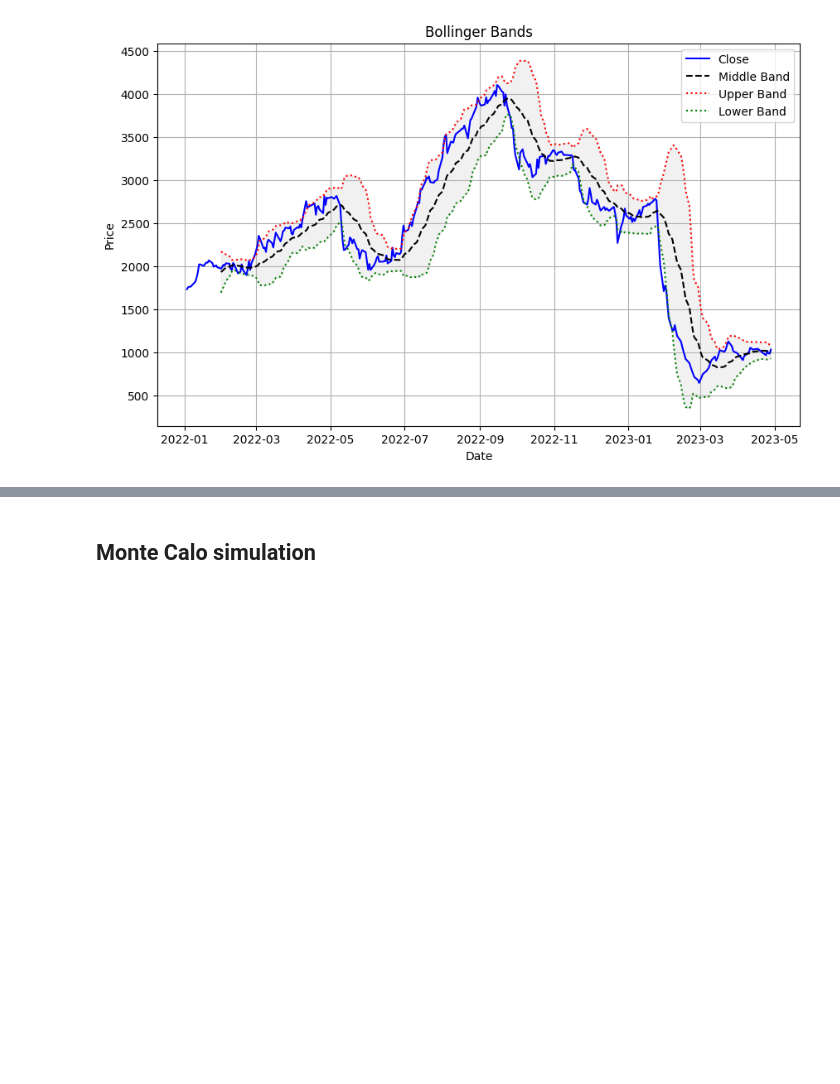
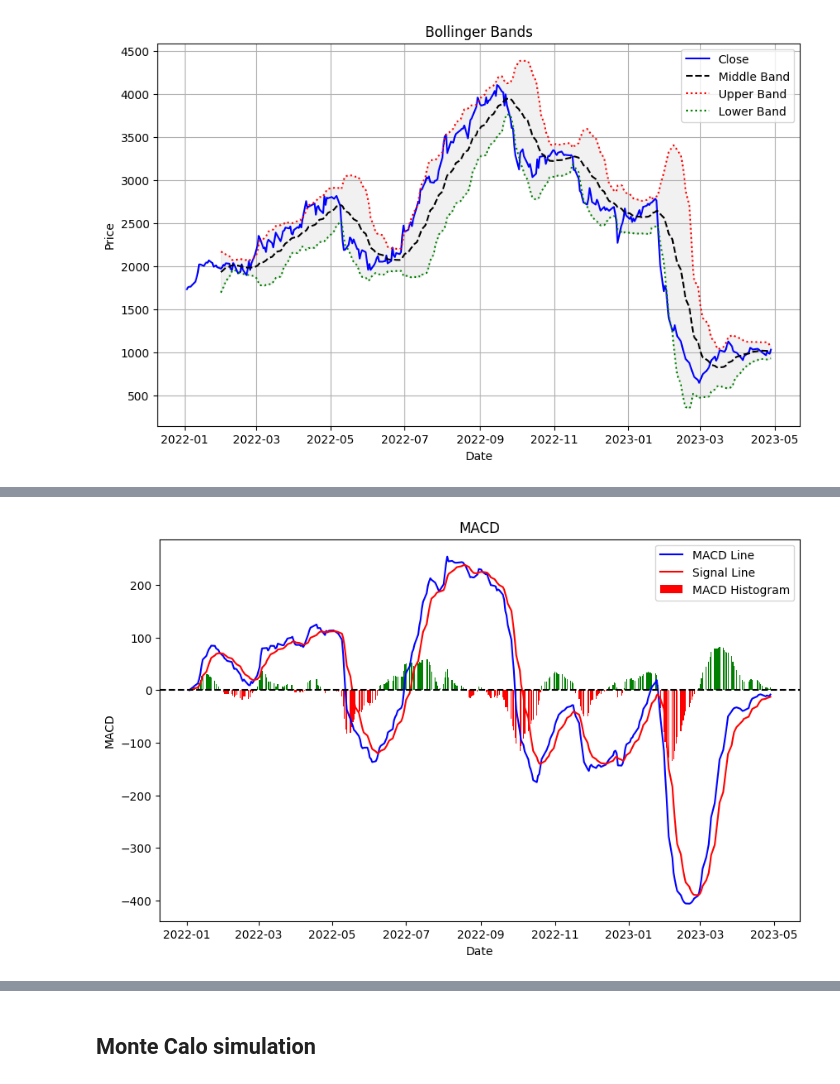
Before and after one commit to arunp77/Machine-Learning, a Jupyter notebook: Projects-ML/Monte-carlo-simulation.ipynb, the cells around one changed output, grey strips where cells are left out. Drawn from its saved outputs; the diff is of its cells as text; code cells hidden in the pictures; blank space fills up the shorter version.

Commit message:
Fundamental stock analysis
We added MACD, Bollinger bands, Voltality, EMA, SMA, Moving statistics etc

```diff
--- a/Projects-ML/Monte-carlo-simulation.ipynb
+++ b/Projects-ML/Monte-carlo-simulation.ipynb
@@ -1056,0 +1111,20 @@ plt.show()
+# %%
+# Plot MACD Line, Signal Line, and Histogram
+plt.figure(figsize=(10, 6))
+plt.plot(adani_df5.index, adani_df5['MACD Line'], label='MACD Line', color='blue')
+plt.plot(adani_df5.index, adani_df5['Signal Line'], label='Signal Line', color='red')
+plt.bar(adani_df5.index, adani_df5['MACD Histogram'], label='MACD Histogram', color=np.where(adani_df5['MACD Histogram'] > 0, 'green', 'red'))
+
+# Add zero line
+plt.axhline(y=0, color='black', linestyle='--')
+
+# Customize the plot
+plt.title('MACD')
+plt.xlabel('Date')
+plt.ylabel('MACD')
+plt.legend()
+
+# Show the plot
+plt.show()
+# %% [output]
+[figure, added]
```
Also changed, not shown: parts of 3 cells of this notebook.
